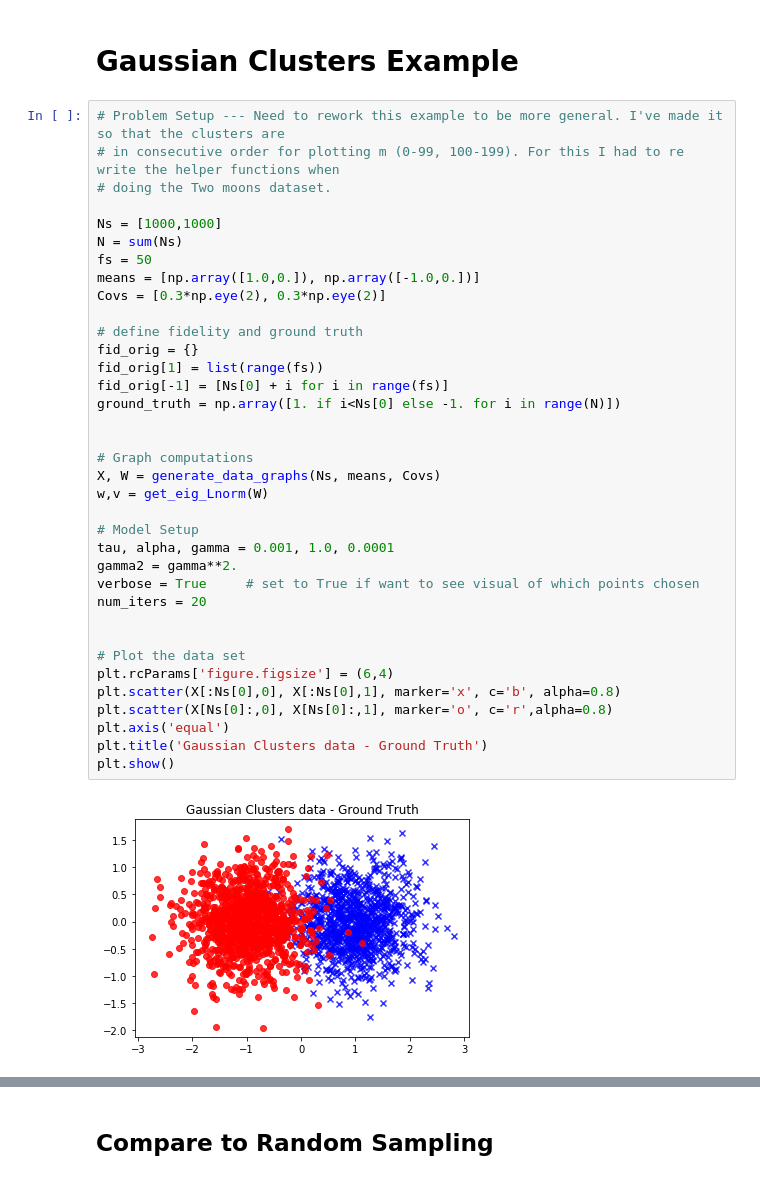
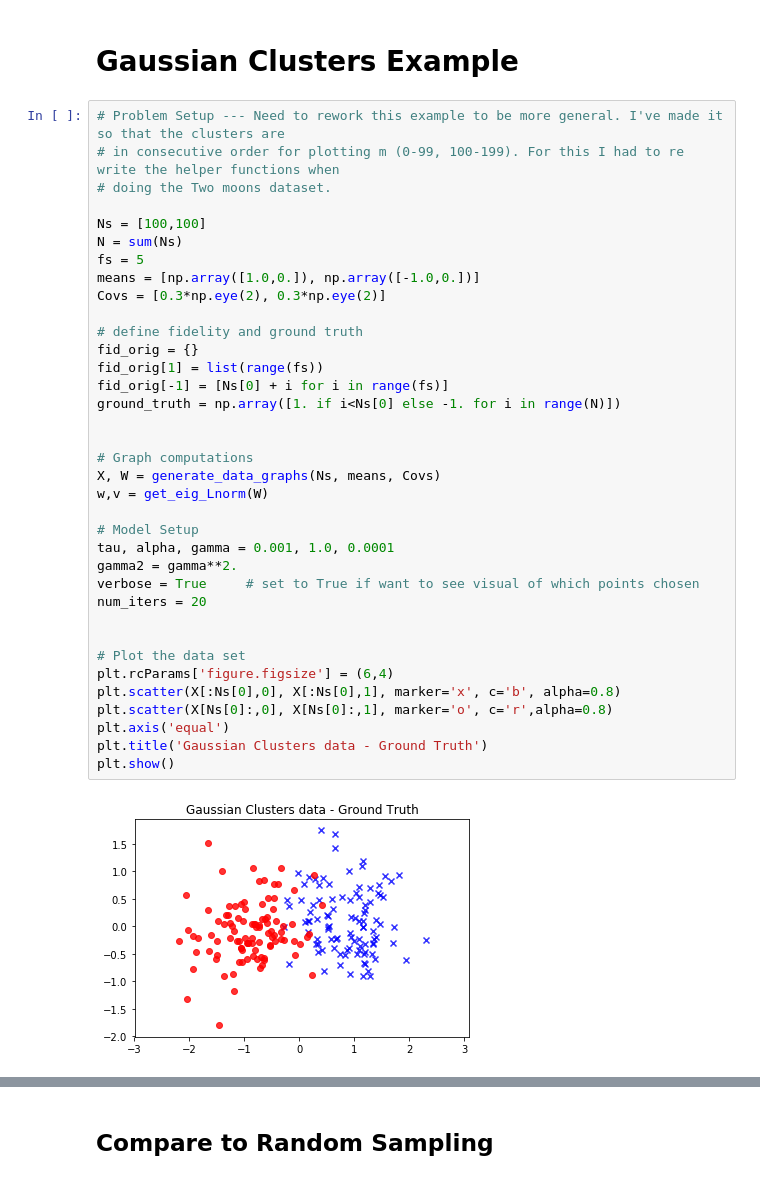
Before and after one commit to millerk22/AL_code, a Jupyter notebook: AL-EEM.ipynb, the cells around one changed output, grey strips where cells are left out. Cells and saved outputs as stored; diff of their text form.

```diff
--- a/AL-EEM.ipynb
+++ b/AL-EEM.ipynb
@@ -10,39 +10,39 @@ from util import *
 # in consecutive order for plotting m (0-99, 100-199). For this I had to re write the helper functions when
 # doing the Two moons dataset.
 
-Ns = [1000,1000]
+Ns = [100,100]
 N = sum(Ns)
-fs = 50
+fs = 5
 means = [np.array([1.0,0.]), np.array([-1.0,0.])]
 Covs = [0.3*np.eye(2), 0.3*np.eye(2)]
 
 # define fidelity and ground truth
 fid_orig = {}
 fid_orig[1] = list(range(fs))
 fid_orig[-1] = [Ns[0] + i for i in range(fs)]
 ground_truth = np.array([1. if i<Ns[0] else -1. for i in range(N)])
 
 
 # Graph computations
 X, W = generate_data_graphs(Ns, means, Covs)
 w,v = get_eig_Lnorm(W)
 
 # Model Setup
 tau, alpha, gamma = 0.001, 1.0, 0.0001
 gamma2 = gamma**2.
 verbose = True     # set to True if want to see visual of which points chosen
 num_iters = 20
 
 
 # Plot the data set
 plt.rcParams['figure.figsize'] = (6,4)
 plt.scatter(X[:Ns[0],0], X[:Ns[0],1], marker='x', c='b', alpha=0.8)
 plt.scatter(X[Ns[0]:,0], X[Ns[0]:,1], marker='o', c='r',alpha=0.8)
 plt.axis('equal')
 plt.title('Gaussian Clusters data - Ground Truth')
 plt.show()
 # %% [output]
-[figure, old version]
+[figure, new version]
 # %%
 # Active Learning
 fid = copy.deepcopy(fid_orig)
```
Also changed, not shown: parts of 16 cells of this notebook, 1 other file.
